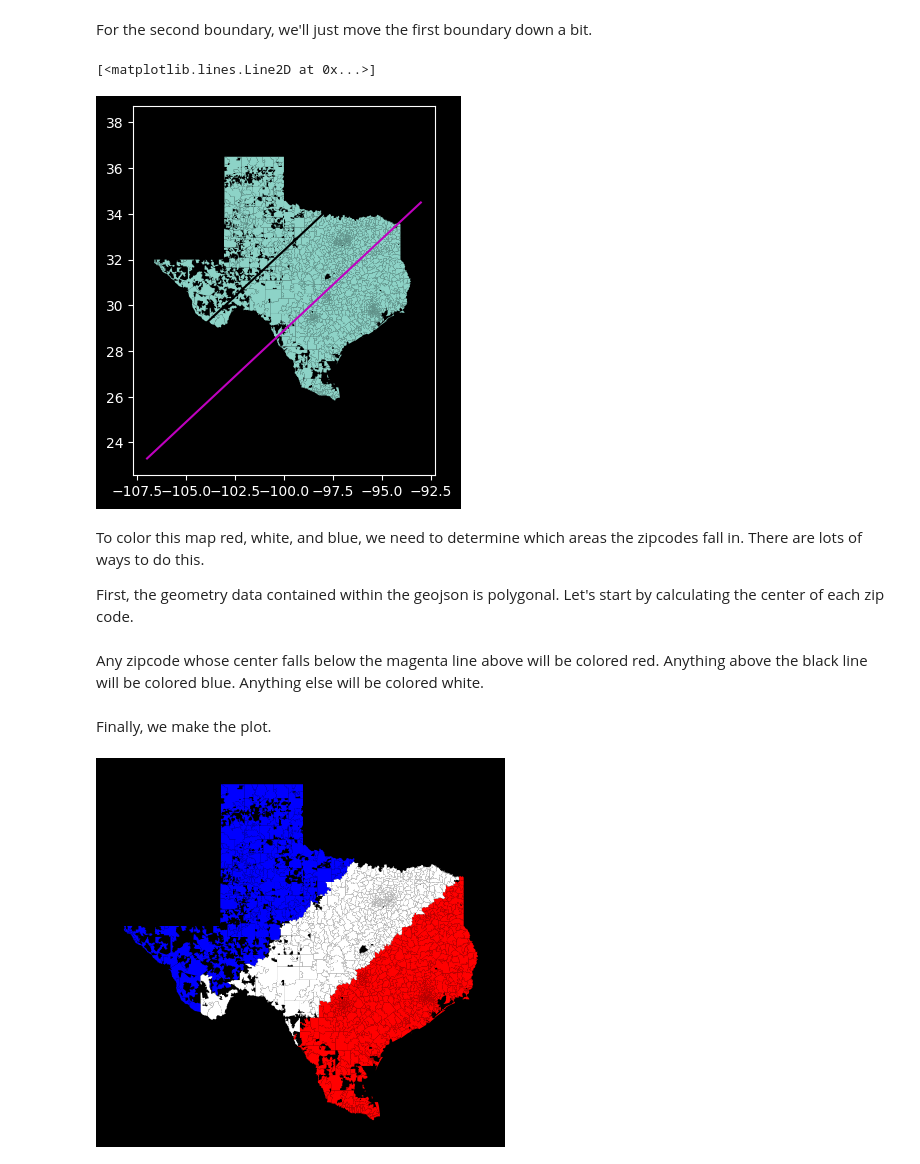
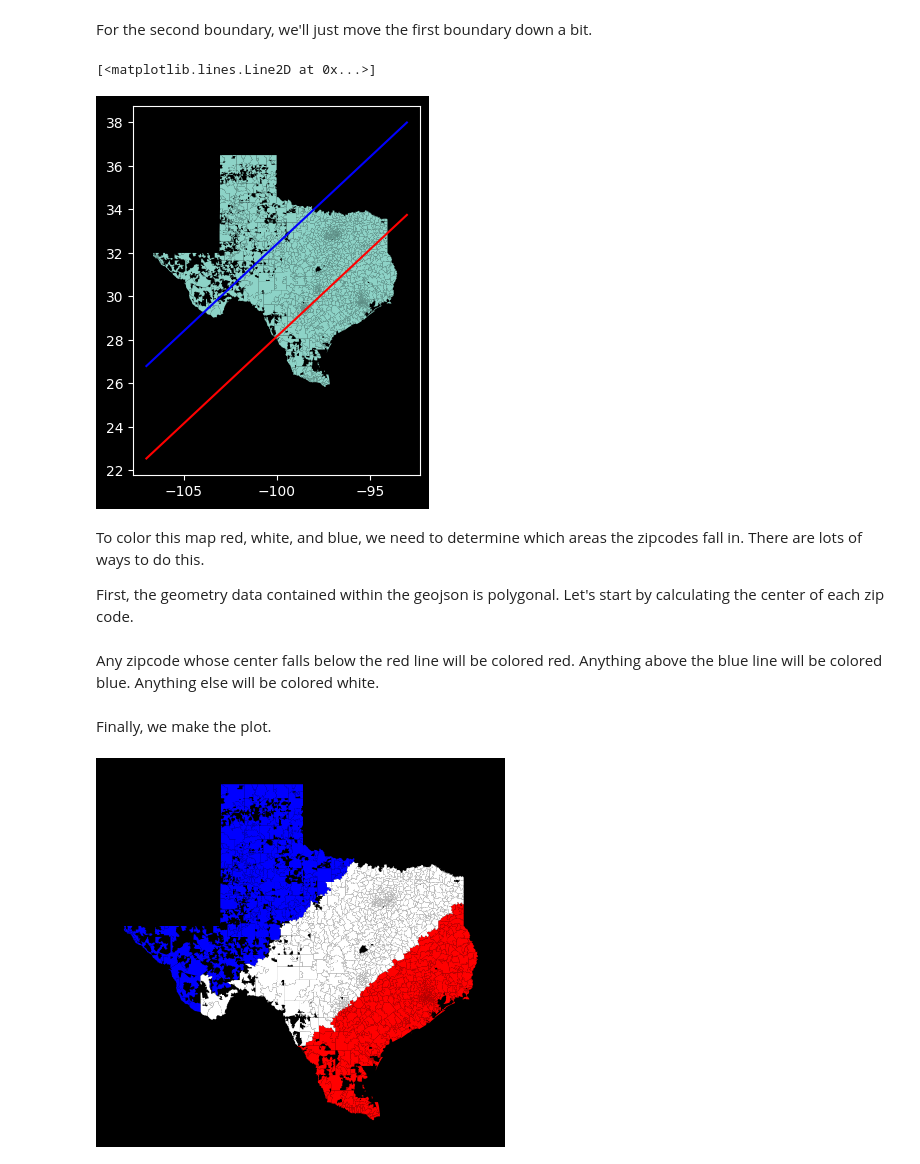
Before and after one commit to alshival/upgraded-journey, a Jupyter notebook: Geospatial Analytics/painting_by_numbers.ipynb, the cells around one changed output. Drawn from its saved outputs; the diff is of its cells as text; code cells hidden in the pictures.

```diff
--- a/Geospatial Analytics/painting_by_numbers.ipynb
+++ b/Geospatial Analytics/painting_by_numbers.ipynb
@@ -67,7 +67,7 @@ m
 Now, the line defining our first boundary will be $f(x) - y_1 = m(x - x_1)$:
 # %%
 def f(x):
-    y = m*(x + 98) + 34
+    y = m*(x - p1['x']) + p1['y']
     return y
 
 f1 = list(map(f,x))
@@ -81,17 +81,17 @@ plt.plot(x, f1, '-r')
 For the second boundary, we'll just move the first boundary down a bit.
 # %%
 def g(x):
-    y = m*(x + 98) + 30.5
+    y = m*(x - p2['x']) + p2['y'] - 4.25
     return y
 
 g1 = list(map(g,x))
 
 zipcodes.plot()
-plt.plot(x, f1, '-k')
-plt.plot(x, g1, '-m')
+plt.plot(x, f1, '-b')
+plt.plot(x, g1, '-r')
 # %% [output]
 [<matplotlib.lines.Line2D at 0x...>]
-[figure, old version]
+[figure, new version]
 # %% [markdown]
 To color this map red, white, and blue, we need to determine which areas the zipcodes fall in. There are lots of ways to do this.
 
@@ -100,7 +100,7 @@ First, the geometry data contained within the geojson is polygonal. Let's start
 #zipcodes['geometry'] = zipcodes['geometry'].to_crs(4326)
 zipcodes['zipcode_centers']=zipcodes.to_crs('+proj=cea').centroid.to_crs(zipcodes.crs)
 # %% [markdown]
-Any zipcode whose center falls below the magenta line above will be colored red. Anything above the black line will be colored blue. Anything else will be colored white.
+Any zipcode whose center falls below the red line  will be colored red. Anything above the blue line will be colored blue. Anything else will be colored white.
 # %%
 def bin(p):
     if p.y < g(p.x):
@@ -129,4 +129,4 @@ plt.savefig('texas_rwb.png')
 plt.savefig('texas_rwb_transparent.png',transparent=True)
 plt.show()
 # %% [output]
-[figure, old version]
+[figure, new version]
```
Also changed, not shown: 2 other files.
